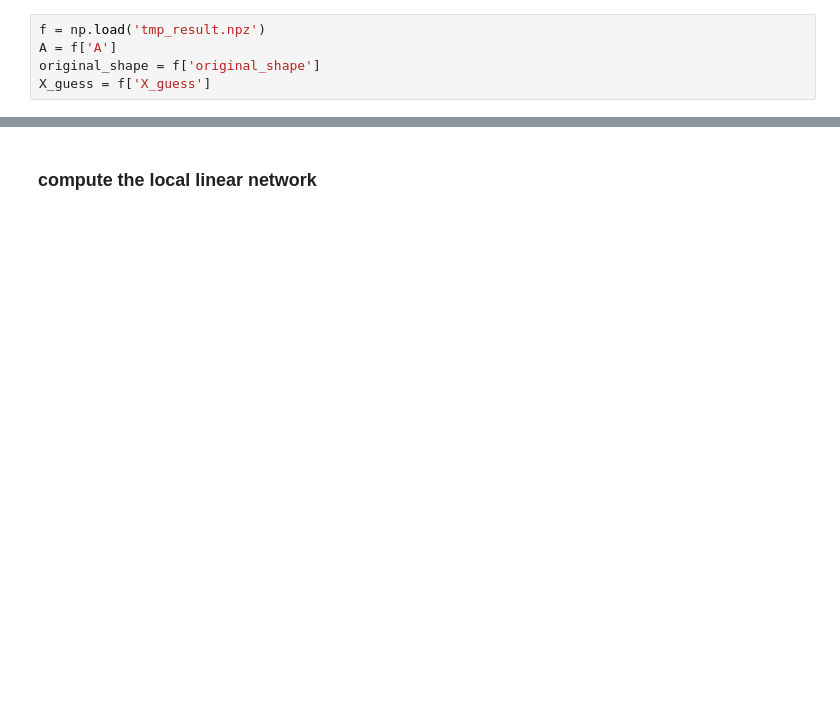
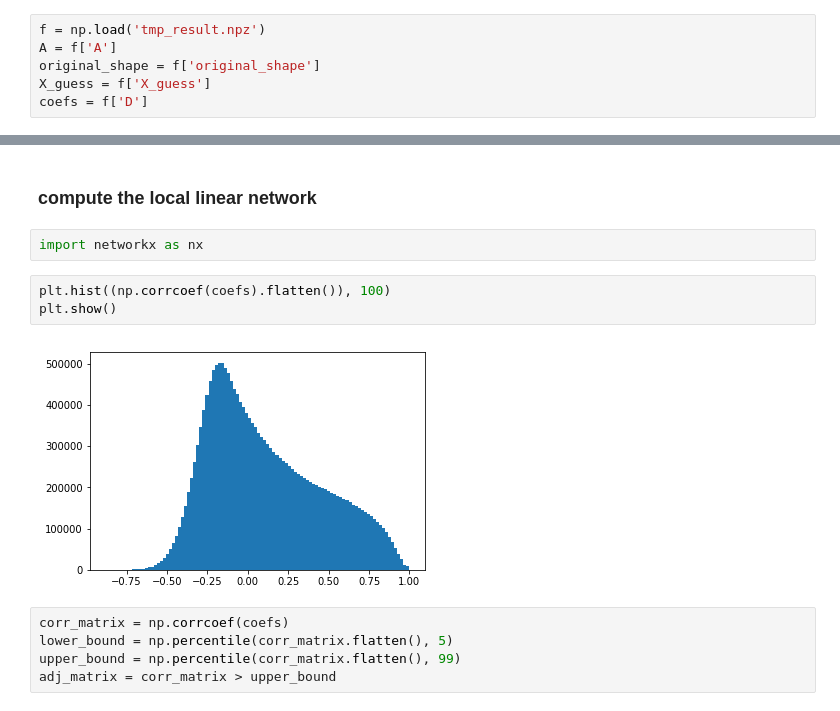
Before and after one commit to shifwang/allen_institute_collaboration, a Jupyter notebook: exploration/local_linear_network.ipynb, the cells around one changed output, grey strips where cells are left out. Drawn from its saved outputs; the diff is of its cells as text; blank space fills up the shorter version.

Commit message:
update linear network

```diff
--- a/exploration/local_linear_network.ipynb
+++ b/exploration/local_linear_network.ipynb
@@ -34,6 +38,7 @@ f = np.load('tmp_result.npz')
 A = f['A']
 original_shape = f['original_shape']
 X_guess = f['X_guess']
+coefs = f['D']
 # %% [markdown]
 ### reshape the dictionary
 # %%
@@ -78,2 +83,14 @@ for i in range(14):
 # %% [markdown]
 ### compute the local linear network
+# %%
+import networkx as nx
+# %%
+plt.hist((np.corrcoef(coefs).flatten()), 100)
+plt.show()
+# %% [output]
+[figure, added]
+# %%
+corr_matrix = np.corrcoef(coefs)
+lower_bound = np.percentile(corr_matrix.flatten(), 5)
+upper_bound = np.percentile(corr_matrix.flatten(), 99)
+adj_matrix = corr_matrix > upper_bound
```
Also changed, not shown: parts of 6 cells of this notebook.
